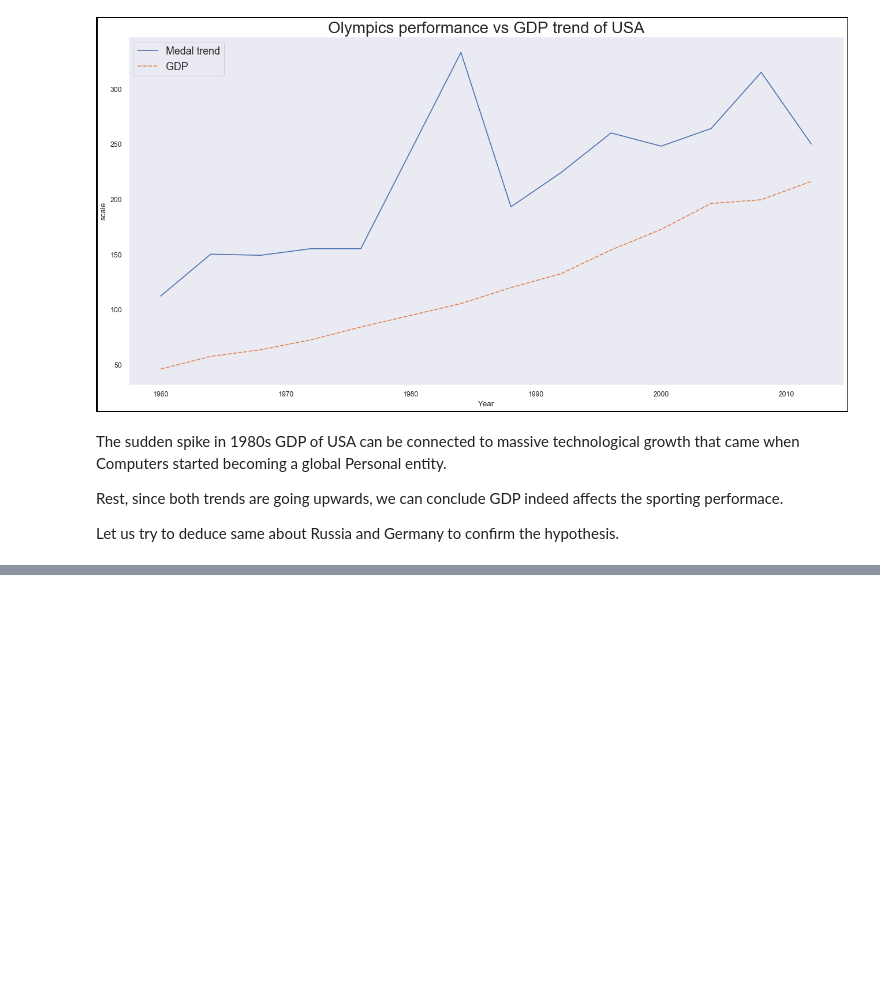
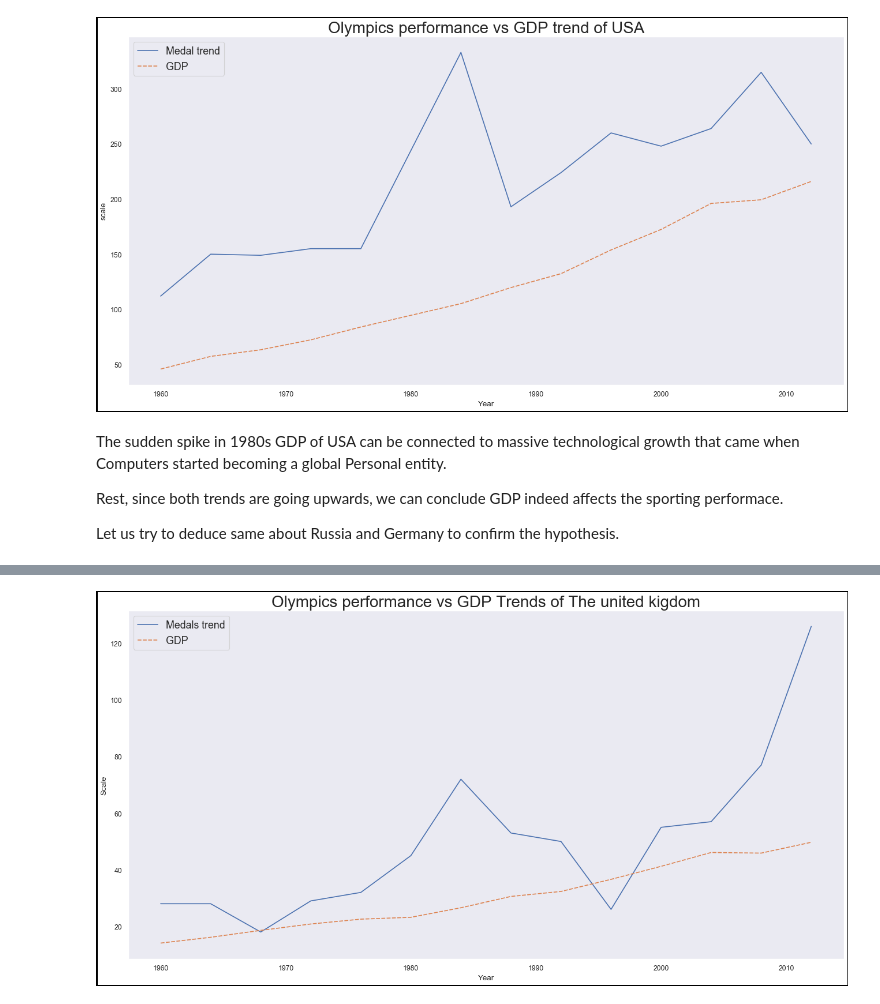
Before and after one commit to akash16dhotre/01_Olympics_Dataset_EDA, a Jupyter notebook: Olympic game EAD.ipynb, the cells around one changed output, grey strips where cells are left out. Saved outputs shown, nothing was run; the diff lists cells and outputs as text; code cells hidden in the pictures; blank space fills up the shorter version.

```diff
--- a/Olympic game EAD.ipynb
+++ b/Olympic game EAD.ipynb
@@ -821,0 +881,37 @@ Let us try to deduce same about Russia and Germany to confirm the hypothesis.
+# %%
+# Makind datagbrme
+gbr = primary_data[(primary_data.NOC == "GBR") & (primary_data.Year >1959)]
+gbr
+#Making winning trend datagbrme
+gbr_winning_trend = pd.DataFrame(gbr.Year.value_counts())
+
+#Sorting by Year
+gbr_winning_trend.sort_index(inplace = True)
+gbr_winning_trend.reset_index(inplace = True)
+
+#Renaming columns
+gbr_winning_trend.rename(columns={"index":"Year","Year":"Medals trend"},inplace = True)
+
+#Limiting data to specific years
+gbr_gdp_trend = gdp[(gdp.Code == "GBR") & (gdp.Year.isin(options))]
+gbr_gdp_trend = gbr_gdp_trend[["Year","GDP"]].copy()
+
+#Merging datagbrme
+gbr_medal_gdp = pd.merge(left = gbr_winning_trend, right = gbr_gdp_trend, on = "Year" )
+gbr_medal_gdp.set_index("Year",inplace = True)
+
+#Dividing GDP values by maximum of them and multiplying by maximum medal count in DataFrame to match Y axis scale
+gbr_medal_gdp.GDP = gbr_medal_gdp.GDP*gbr_medal_gdp["Medals trend"].mean()/gbr_medal_gdp.GDP.max()
+
+#Plotting graph
+fig = plt.figure(num=None, figsize=(20,10), dpi=80, facecolor='w', edgecolor='black',linewidth=3)
+sns.lineplot(data = gbr_medal_gdp)
+
+#Fine tuning legends and axis labels
+plt.legend(prop={'size': 16})
+plt.xlabel("Year")
+plt.ylabel("Scale")
+plt.title("Olympics performance vs GDP Trends of The united kigdom",size =25)
+plt.show()
+# %% [output]
+[figure, added]
```
Also changed, not shown: parts of 12 cells of this notebook.
